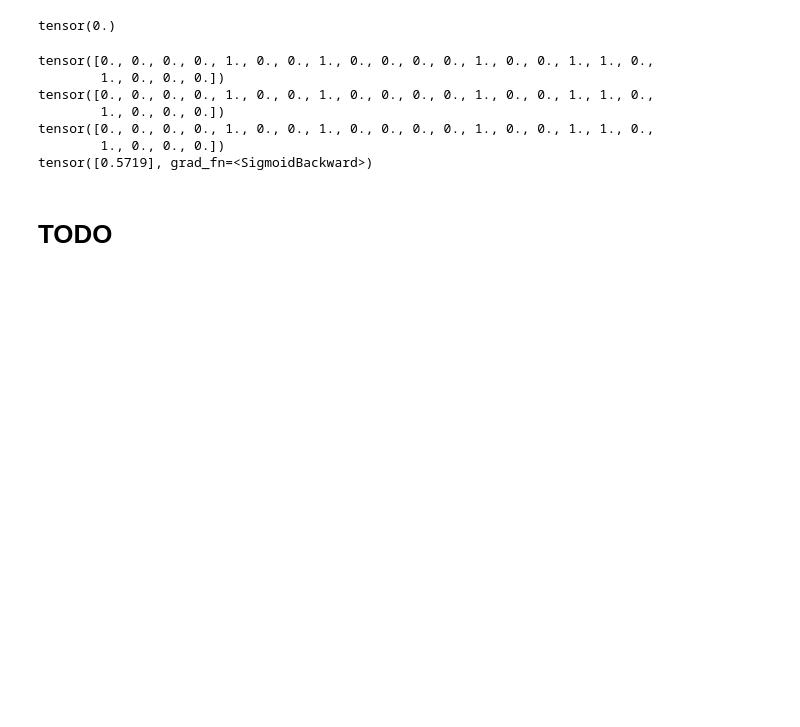
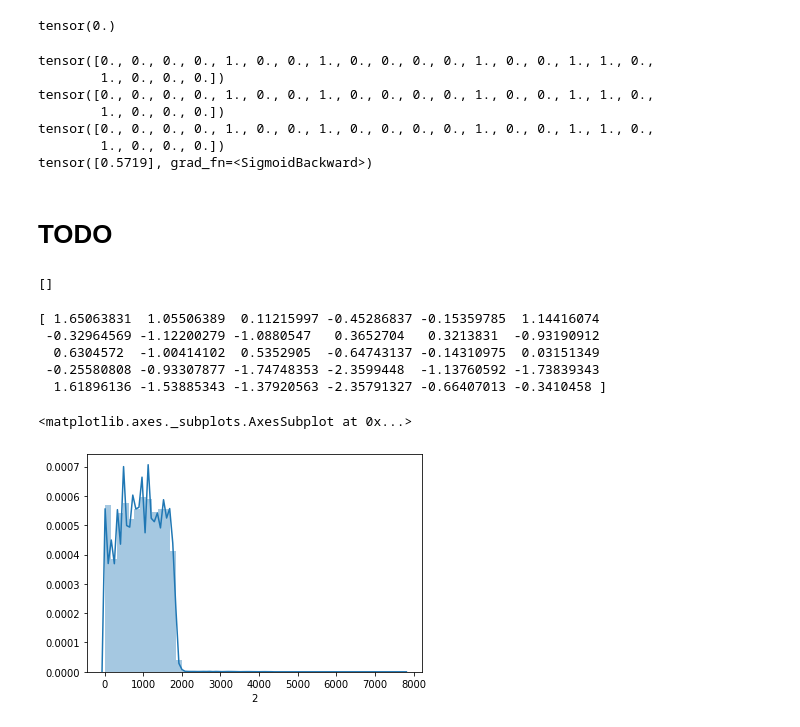
Before and after one commit to mshaio/Cyber, a Jupyter notebook: MicrosoftMalwarePredictionData/PC Virus Infection NN.ipynb, the cells around one changed output. Saved outputs shown, nothing was run; the diff lists cells and outputs as text; code cells hidden in the pictures; blank space fills up the shorter version.

Commit message:
Checked Anti Virus version distribution

```diff
--- a/MicrosoftMalwarePredictionData/PC Virus Infection NN.ipynb
+++ b/MicrosoftMalwarePredictionData/PC Virus Infection NN.ipynb
@@ -284,0 +279,23 @@ tensor([0.5719], grad_fn=<SigmoidBackward>)
+# %%
+AvSigVersion_1.value_counts
+AvSigVersion_1.index[AvSigVersion_1 == "2&#x17;3"].tolist()
+#Returns [5244810]
+AvSigVersion_1.drop(AvSigVersion_1.index[[5244810]],inplace=True)
+AvSigVersion_1.index[AvSigVersion_1 == "2&#x17;3"].tolist()
+# %% [output]
+[]
+# %%
+import seaborn as sns
+x = np.random.normal(size=30)
+print(x)
+# sns.distplot(data["AvSigVersion"].values);
+sns.distplot(data["AvSigVersion"].str.split(".", expand=True)[2].astype(int))
+# sns.distplot(x)
+# %% [output]
+[ 1.65063831  1.05506389  0.11215997 -0.45286837 -0.15359785  1.14416074
+ -0.32964569 -1.12200279 -1.0880547   0.3652704   0.3213831  -0.93190912
+  0.6304572  -1.00414102  0.5352905  -0.64743137 -0.14310975  0.03151349
+ -0.25580808 -0.93307877 -1.74748353 -2.3599448  -1.13760592 -1.73839343
+  1.61896136 -1.53885343 -1.37920563 -2.35791327 -0.66407013 -0.3410458 ]
+<matplotlib.axes._subplots.AxesSubplot at 0x...>
+[figure, added]
```
Also changed, not shown: parts of 3 cells of this notebook.
